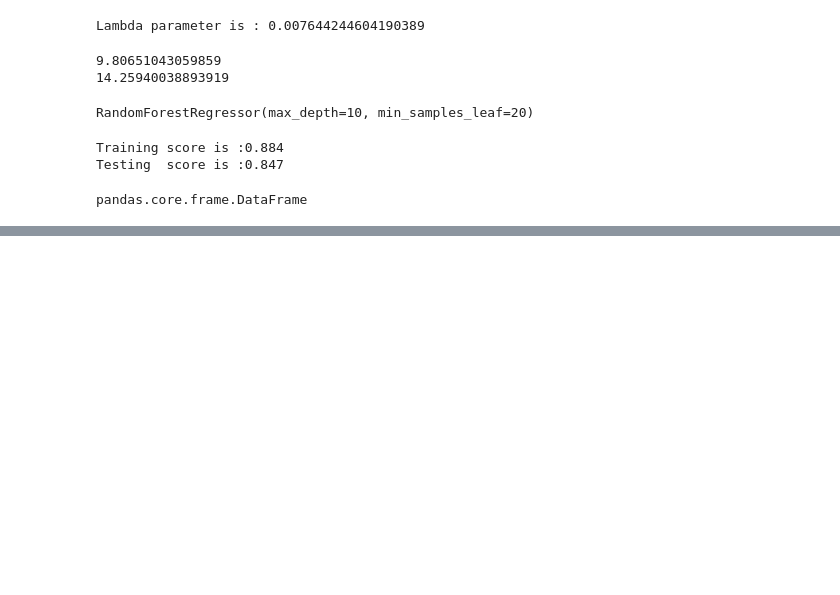
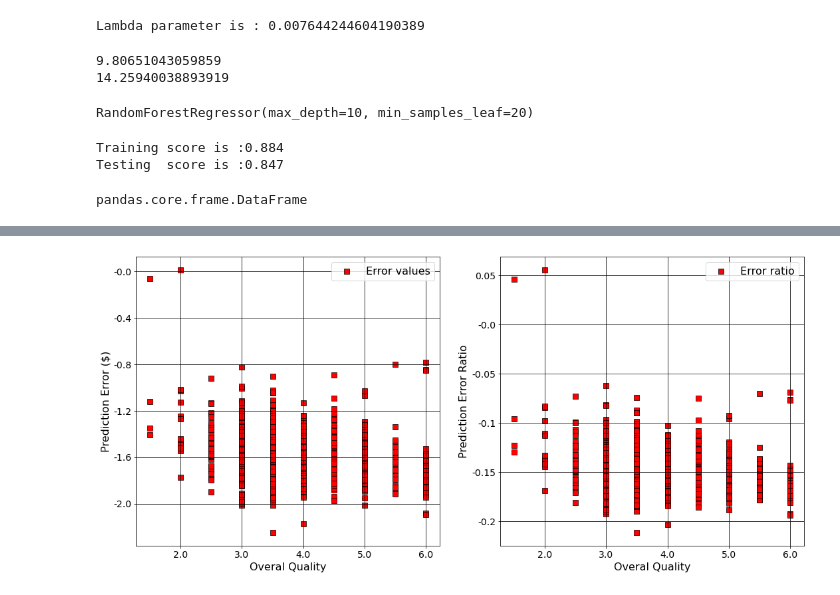
Before and after one commit to bkeshavarzi/AmesPML, a Jupyter notebook: FinalModel.ipynb, the cells around one changed output, grey strips where cells are left out. Cells and saved outputs as stored; diff of their text form; code cells hidden in the pictures; blank space fills up the shorter version.

```diff
--- a/FinalModel.ipynb
+++ b/FinalModel.ipynb
@@ -122,0 +126,33 @@ plt.xticks(rotation = 90);
+# %%
+y_err = RFR.predict(X) - Y
+# %%
+y_err_ratio = y_err / Y
+# %%
+fig, axis = plt.subplots(1,2,figsize=(18,8))
+
+sns.scatterplot(x =X.Overall_Qual.values, y = y_err, color = 'red', ax = axis[0], marker = 's',
+                edgecolor = 'black', s=80, label = 'Error values')
+sns.scatterplot(x =X.Overall_Qual.values, y = y_err_ratio, color = 'red', ax = axis[1], marker = 's',
+                edgecolor = 'black', s=80, label = 'Error ratio')
+
+axis[0].yaxis.grid(True,color='black')
+axis[1].yaxis.grid(True,color='black')
+axis[0].xaxis.grid(True,color='black')
+axis[1].xaxis.grid(True,color='black')
+
+axis[0].set_xlabel('Overal Quality',fontsize=16)
+axis[0].set_ylabel('Prediction Error ($)',fontsize=16)
+axis[1].set_xlabel('Overal Quality',fontsize=16)
+axis[1].set_ylabel('Prediction Error Ratio',fontsize=16)
+
+L =[ 1.,  2.,  3.,  4.,  5.,  6.,  7.,  8.,  9., 10.]
+axis[0].set_xticklabels(L, fontsize = 14)
+axis[1].set_xticklabels(L, fontsize = 14)
+
+axis[0].set_yticklabels(np.round(np.arange(-2.4,2.4,0.4),3), fontsize = 14)
+axis[1].set_yticklabels(np.round(np.arange(-0.25,0.25,.05),3), fontsize = 14)
+
+axis[0].legend(fontsize=16)
+axis[1].legend(fontsize=16);
+# %% [output]
+[figure, added]
```
Also changed, not shown: parts of 49 cells of this notebook.
